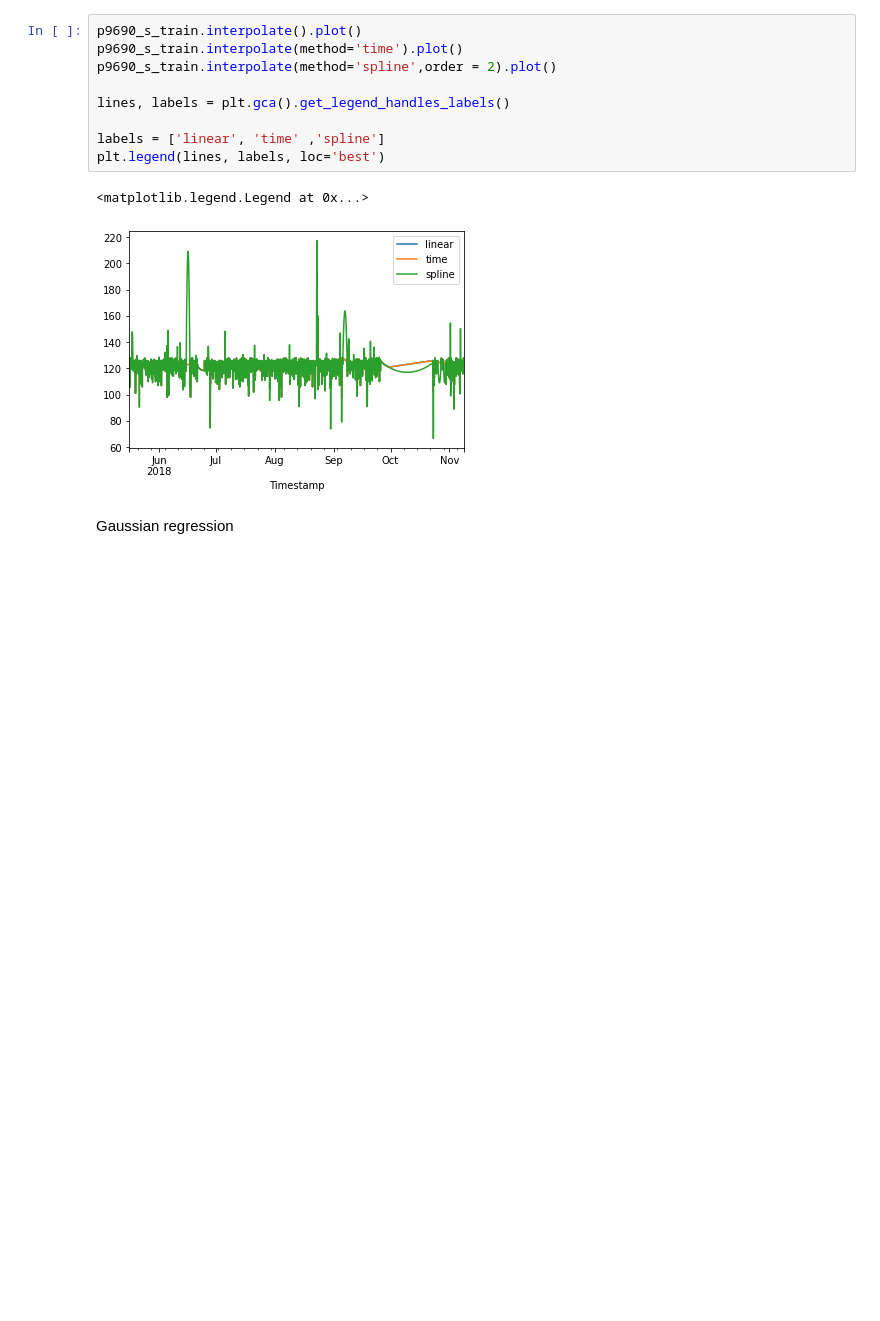
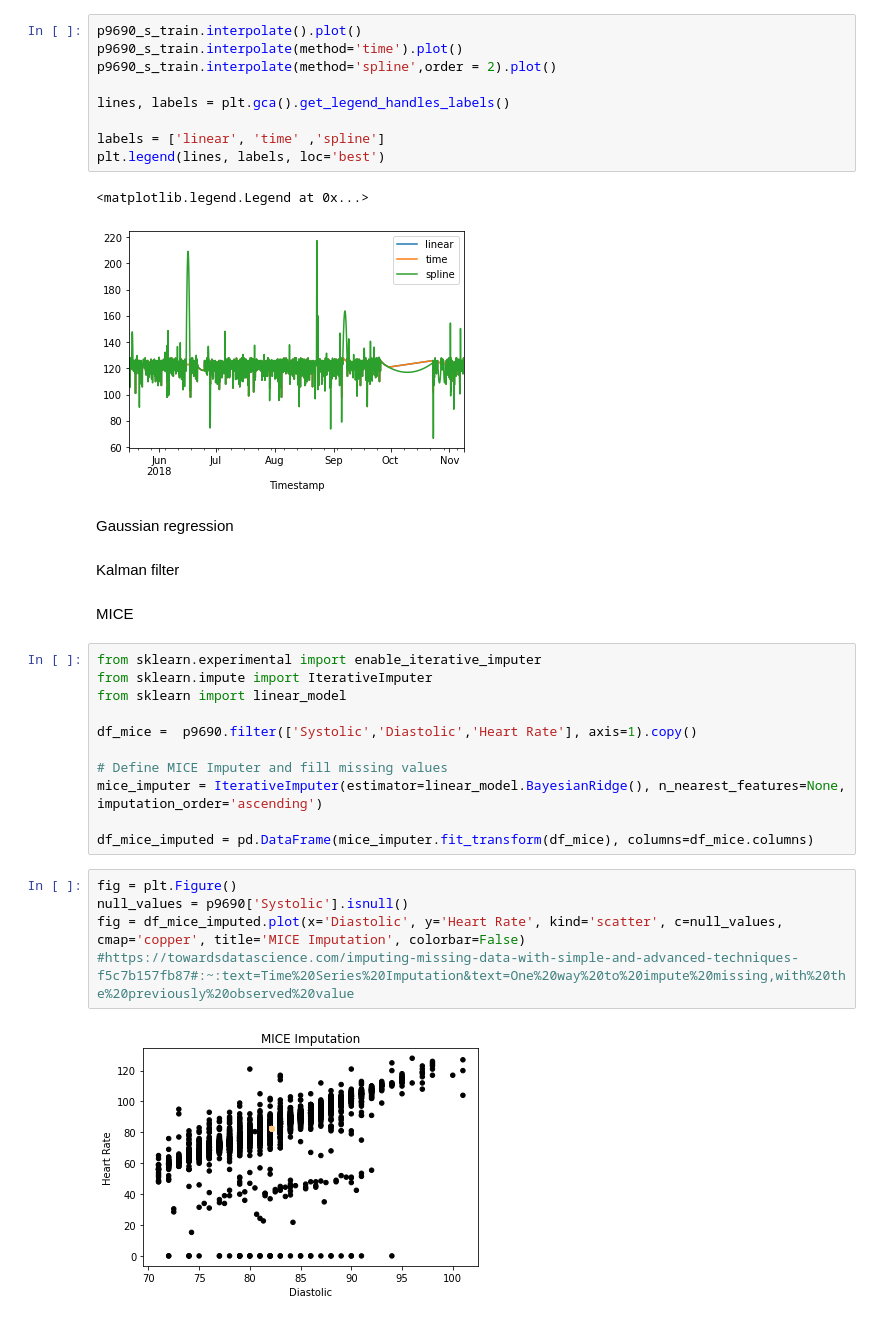
Before and after one commit to amylpm/Hypertension_prediction, a Jupyter notebook: Hypertension(regularly sampled data)/Codebase(previous paper codes)/Hypertension_code_amy/imputation missing value.ipynb, the cells around one changed output. Drawn from its saved outputs; the diff is of its cells as text; blank space fills up the shorter version.

Commit message:
MICE & KNN

```diff
--- a/Hypertension(regularly sampled data)/Codebase(previous paper codes)/Hypertension_code_amy/imputation missing value.ipynb
+++ b/Hypertension(regularly sampled data)/Codebase(previous paper codes)/Hypertension_code_amy/imputation missing value.ipynb
@@ -84,3 +84,25 @@ plt.legend(lines, labels, loc='best')
 [figure]
 # %% [markdown]
 Gaussian regression
+# %% [markdown]
+Kalman filter
+# %% [markdown]
+MICE
+# %%
+from sklearn.experimental import enable_iterative_imputer
+from sklearn.impute import IterativeImputer
+from sklearn import linear_model
+
+df_mice =  p9690.filter(['Systolic','Diastolic','Heart Rate'], axis=1).copy()
+
+# Define MICE Imputer and fill missing values
+mice_imputer = IterativeImputer(estimator=linear_model.BayesianRidge(), n_nearest_features=None, imputation_order='ascending')
+
+df_mice_imputed = pd.DataFrame(mice_imputer.fit_transform(df_mice), columns=df_mice.columns)
+# %%
+fig = plt.Figure()
+null_values = p9690['Systolic'].isnull()
+fig = df_mice_imputed.plot(x='Diastolic', y='Heart Rate', kind='scatter', c=null_values, cmap='copper', title='MICE Imputation', colorbar=False)
+#https://towardsdatascience.com/imputing-missing-data-with-simple-and-advanced-techniques-f5c7b157fb87#:~:text=Time%20Series%20Imputation&text=One%20way%20to%20impute%20missing,with%20the%20previously%20observed%20value
+# %% [output]
+[figure, added]
```
Also changed, not shown: parts of 3 cells of this notebook.
